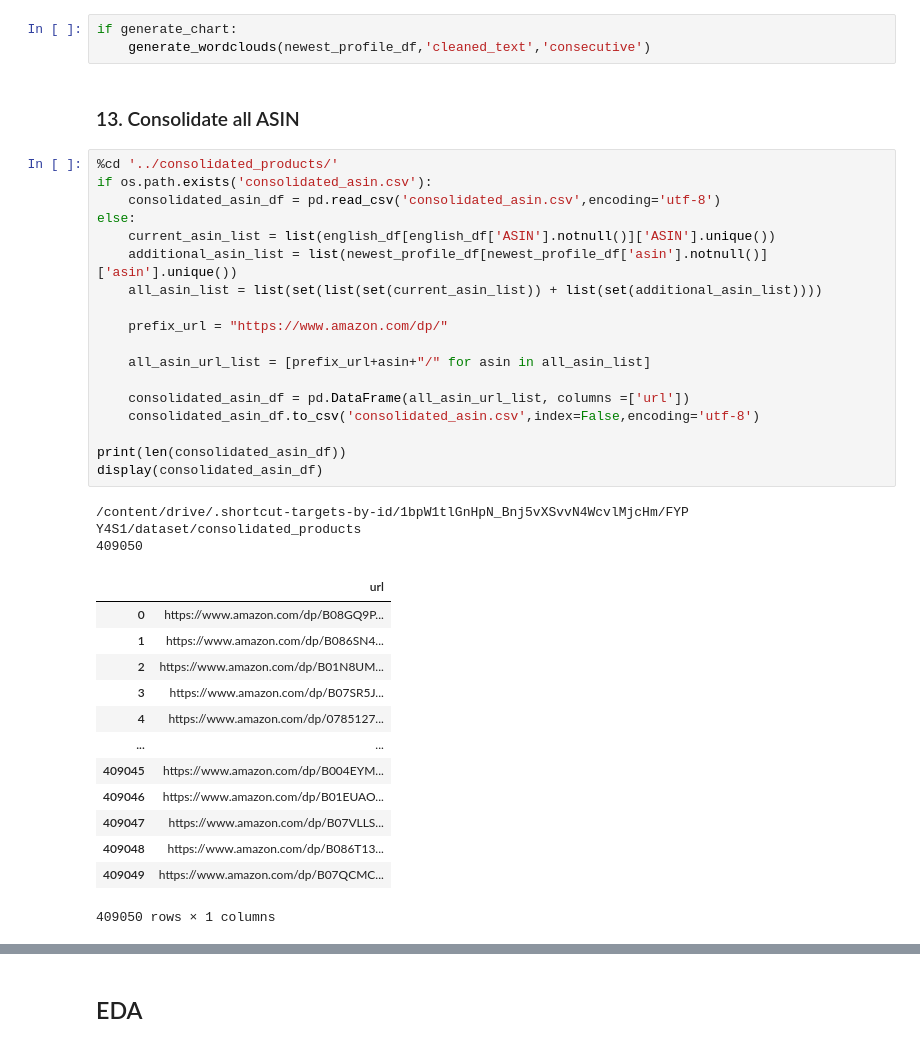
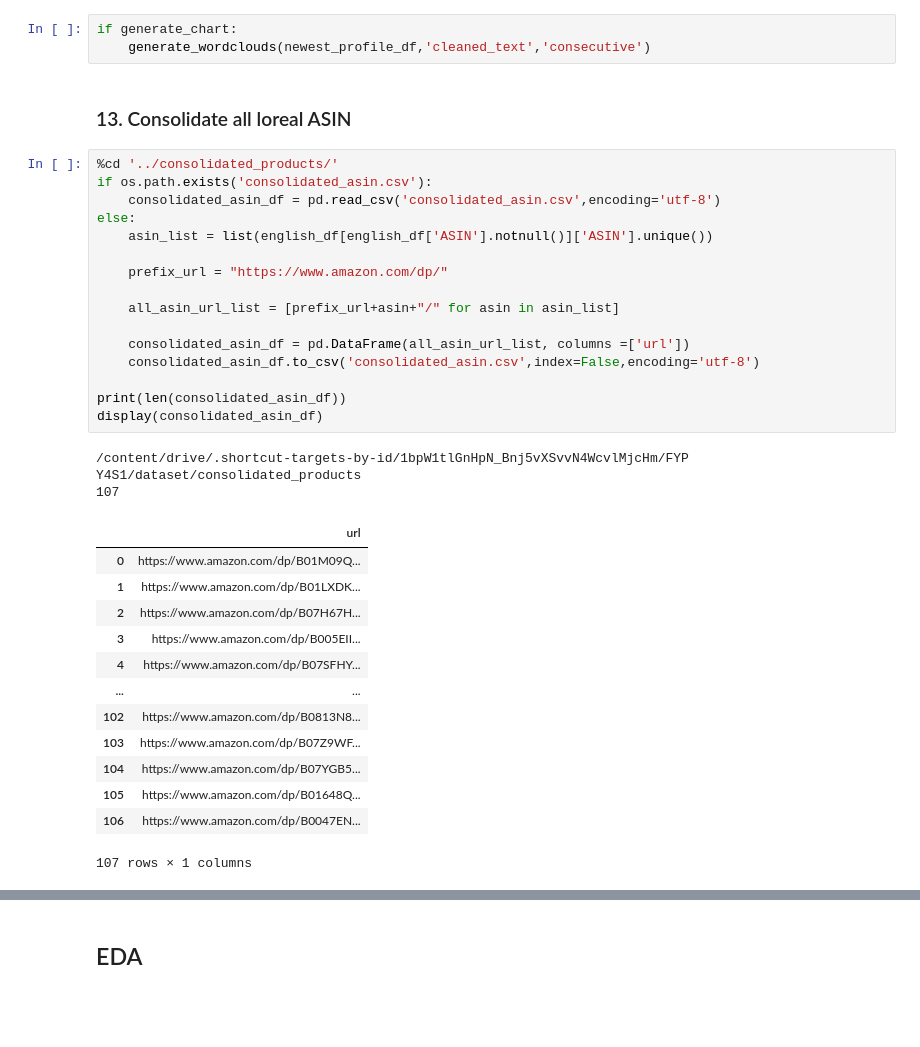
Before and after one commit to junronglau/base-data-generator, a Jupyter notebook: notebooks/preprocess_visualization.ipynb, the cells around one changed output, grey strips where cells are left out. Drawn from its saved outputs; the diff is of its cells as text; blank space fills up the shorter version.

```diff
--- a/notebooks/preprocess_visualization.ipynb
+++ b/notebooks/preprocess_visualization.ipynb
@@ -1019,38 +1037,36 @@ if generate_chart:
 if generate_chart:
     generate_wordclouds(newest_profile_df,'cleaned_text','consecutive')
 # %% [markdown]
-### 13. Consolidate all ASIN
+### 13. Consolidate all loreal ASIN
 # %%
 %cd '../consolidated_products/'
 if os.path.exists('consolidated_asin.csv'):
     consolidated_asin_df = pd.read_csv('consolidated_asin.csv',encoding='utf-8')
 else:
-    current_asin_list = list(english_df[english_df['ASIN'].notnull()]['ASIN'].unique())
-    additional_asin_list = list(newest_profile_df[newest_profile_df['asin'].notnull()]['asin'].unique())
-    all_asin_list = list(set(list(set(current_asin_list)) + list(set(additional_asin_list))))
+    asin_list = list(english_df[english_df['ASIN'].notnull()]['ASIN'].unique())
 
     prefix_url = "https://www.amazon.com/dp/"
 
-    all_asin_url_list = [prefix_url+asin+"/" for asin in all_asin_list]
+    all_asin_url_list = [prefix_url+asin+"/" for asin in asin_list]
 
     consolidated_asin_df = pd.DataFrame(all_asin_url_list, columns =['url'])
     consolidated_asin_df.to_csv('consolidated_asin.csv',index=False,encoding='utf-8')
 
 print(len(consolidated_asin_df))
 display(consolidated_asin_df)
 # %% [output]
 /content/drive/.shortcut-targets-by-id/1bpW1tlGnHpN_Bnj5vXSvvN4WcvlMjcHm/FYP Y4S1/dataset/consolidated_products
-409050
+107
 |  | url |
-| 0 | https://www.amazon.com/dp/B08GQ9P... |
-| 1 | https://www.amazon.com/dp/B086SN4... |
-| 2 | https://www.amazon.com/dp/B01N8UM... |
-| 3 | https://www.amazon.com/dp/B07SR5J... |
-| 4 | https://www.amazon.com/dp/0785127... |
+| 0 | https://www.amazon.com/dp/B01M09Q... |
+| 1 | https://www.amazon.com/dp/B01LXDK... |
+| 2 | https://www.amazon.com/dp/B07H67H... |
+| 3 | https://www.amazon.com/dp/B005EII... |
+| 4 | https://www.amazon.com/dp/B07SFHY... |
 | ... | ... |
-| 409045 | https://www.amazon.com/dp/B004EYM... |
-| 409046 | https://www.amazon.com/dp/B01EUAO... |
-| 409047 | https://www.amazon.com/dp/B07VLLS... |
-| 409048 | https://www.amazon.com/dp/B086T13... |
-| 409049 | https://www.amazon.com/dp/B07QCMC... |
+| 102 | https://www.amazon.com/dp/B0813N8... |
+| 103 | https://www.amazon.com/dp/B07Z9WF... |
+| 104 | https://www.amazon.com/dp/B07YGB5... |
+| 105 | https://www.amazon.com/dp/B01648Q... |
+| 106 | https://www.amazon.com/dp/B0047EN... |
-409050 rows × 1 columns
+107 rows × 1 columns
```
Also changed, not shown: parts of 24 cells of this notebook.
